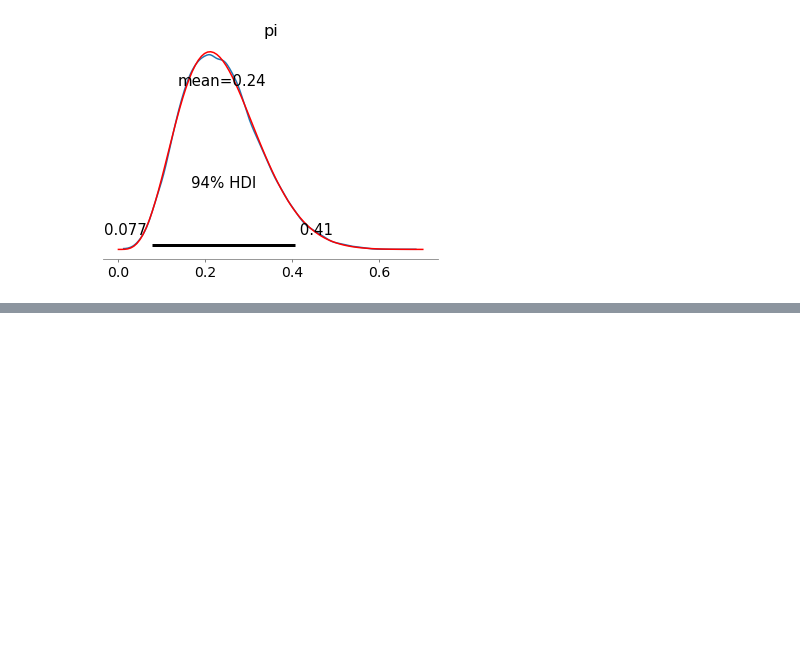
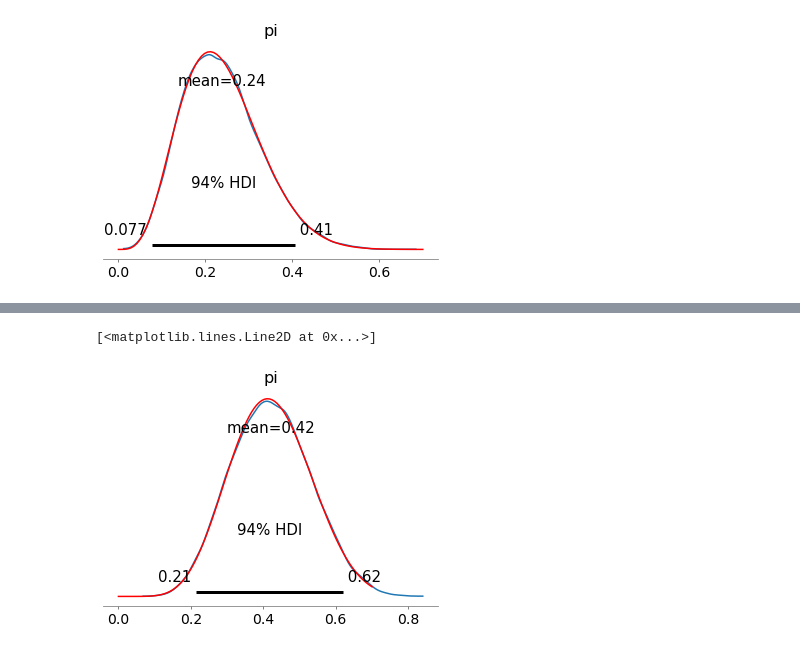
Before and after one commit to DrEntropy/BayesRulesWork, a Jupyter notebook: Chapter6.ipynb, the cells around one changed output, grey strips where cells are left out. Cells and saved outputs as stored; diff of their text form; code cells hidden in the pictures; blank space fills up the shorter version.

```diff
--- a/Chapter6.ipynb
+++ b/Chapter6.ipynb
@@ -112,0 +139,8 @@ ax.plot(x,beta.pdf(x, 3+2, 10-2+8),'r-')
+# %%
+fig, ax = plt.subplots(1, 1)
+x = np.linspace(0, 0.7, 100)
+az.plot_posterior(fit,ax=ax)
+ax.plot(x,beta.pdf(x, 4+4, 12-4+3),'r-')
+# %% [output]
+[<matplotlib.lines.Line2D at 0x...>]
+[figure, added]
```
Also changed, not shown: parts of 3 cells of this notebook.
